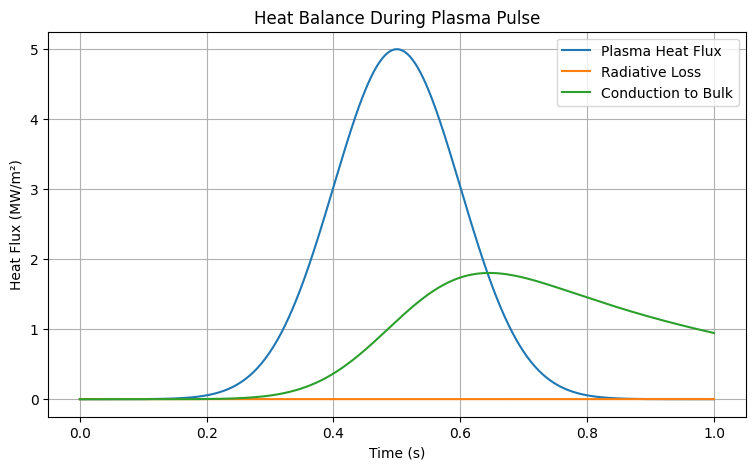
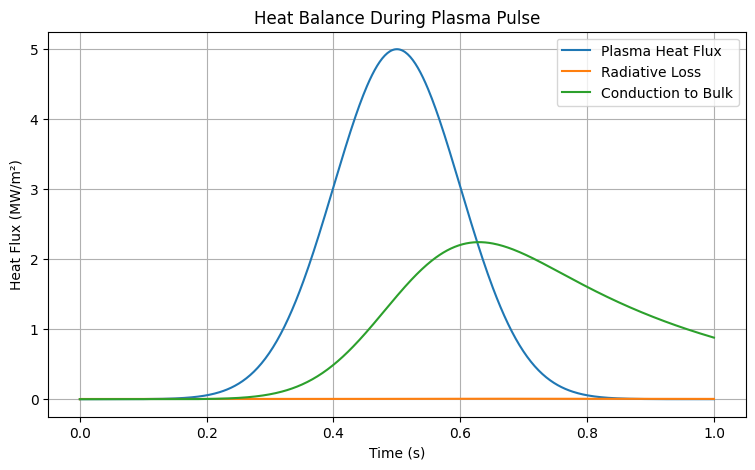
Unified diff of the notebook cell whose output changed from the first chart to the second:
--- before
+++ after
@@ -10,4 +10,4 @@
 plt.grid(True)
 plt.legend()
-
+plt.savefig("../figures/heat_balance_during_plasma_pulse.png",dpi='figure', bbox_inches='tight')
 plt.show()

Commit: update heat_flux_model notebook